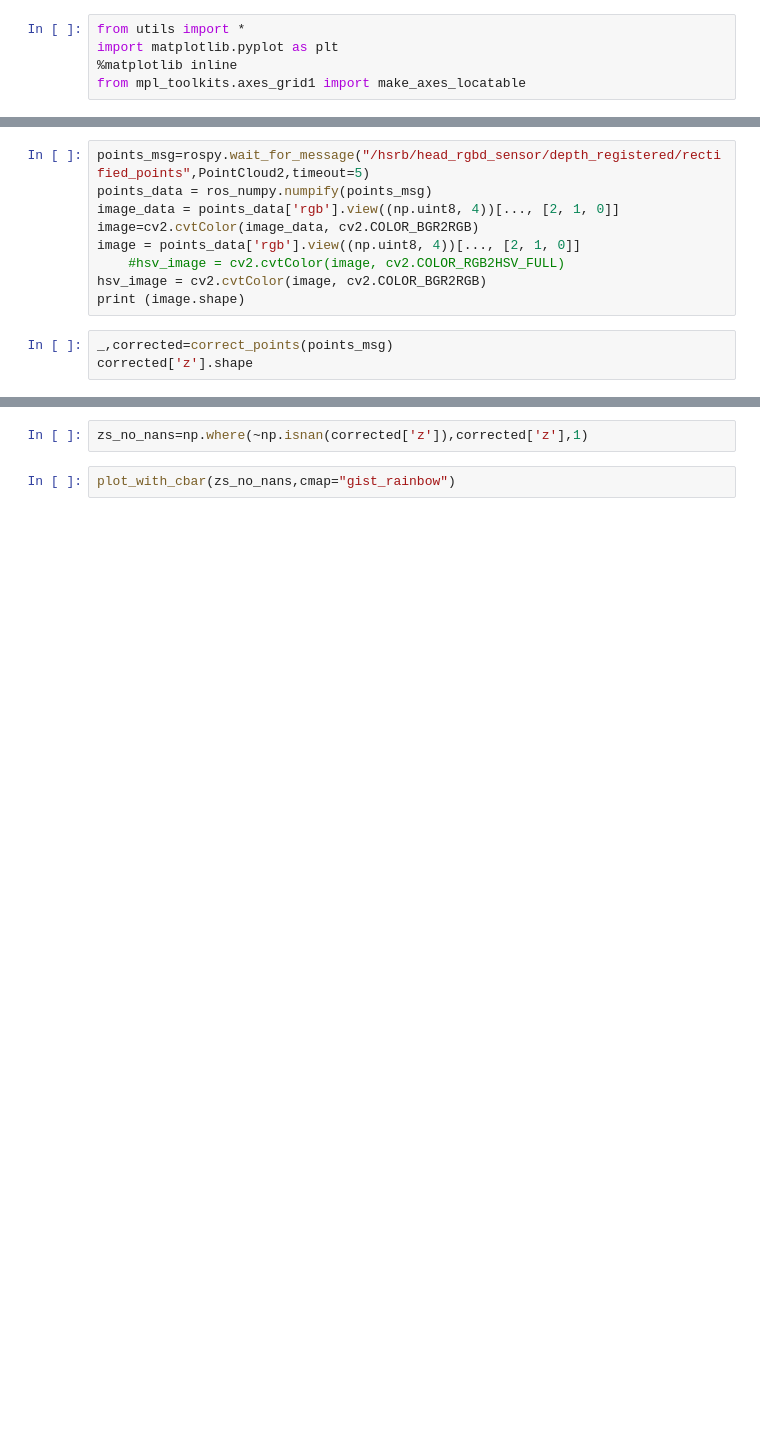
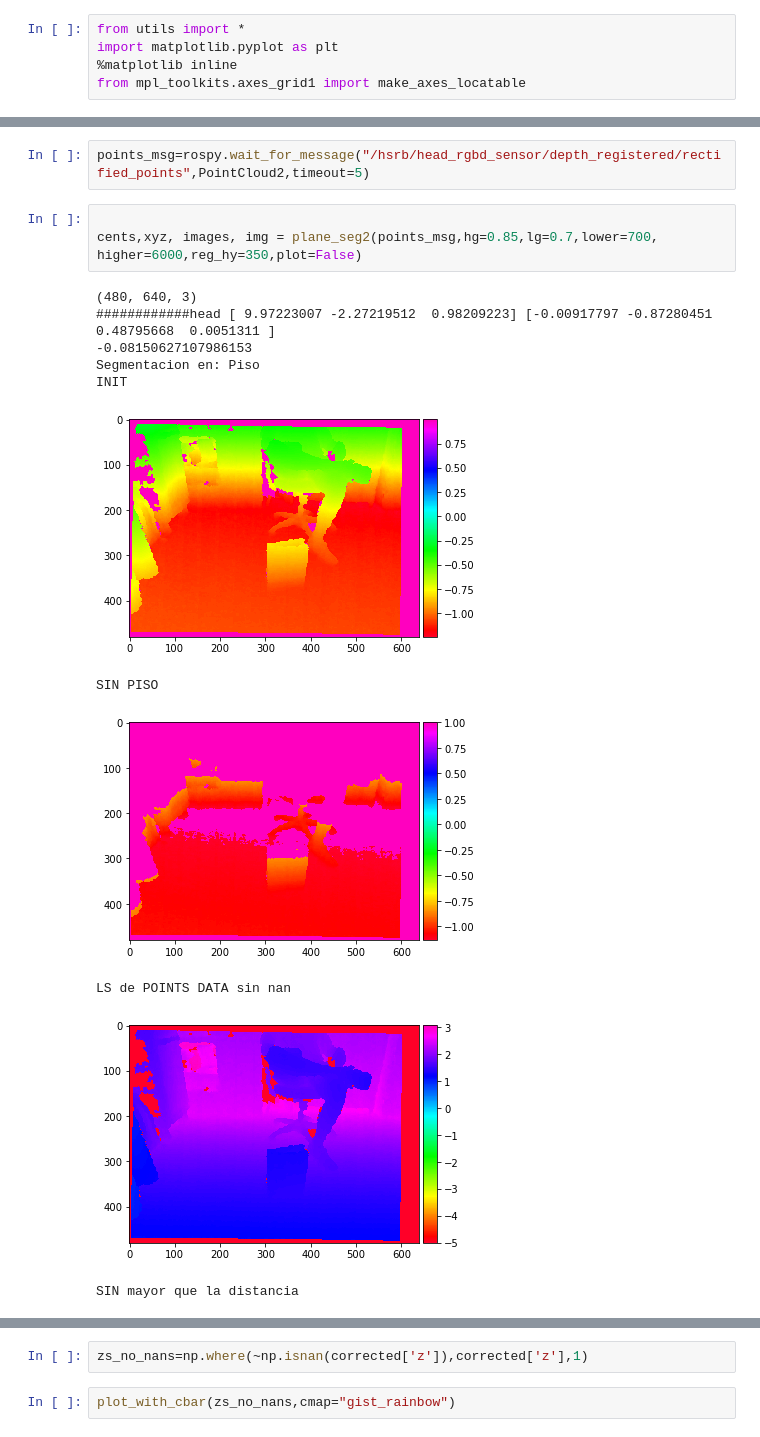
Before and after one commit to takeshi-pumas/catkin_extras, a Jupyter notebook: src/segmentation/scripts/segment_FloorTable.ipynb, the cells around one changed output, grey strips where cells are left out. Drawn from its saved outputs; the diff is of its cells as text; blank space fills up the shorter version.

```diff
--- a/src/segmentation/scripts/segment_FloorTable.ipynb
+++ b/src/segmentation/scripts/segment_FloorTable.ipynb
@@ -74,12 +153,17 @@ def segment(corrected,op=0):
 # %%
 points_msg=rospy.wait_for_message("/hsrb/head_rgbd_sensor/depth_registered/rectified_points",PointCloud2,timeout=5)
-points_data = ros_numpy.numpify(points_msg)
-image_data = points_data['rgb'].view((np.uint8, 4))[..., [2, 1, 0]]
-image=cv2.cvtColor(image_data, cv2.COLOR_BGR2RGB)
-image = points_data['rgb'].view((np.uint8, 4))[..., [2, 1, 0]]
-    #hsv_image = cv2.cvtColor(image, cv2.COLOR_RGB2HSV_FULL)
-hsv_image = cv2.cvtColor(image, cv2.COLOR_BGR2RGB)
-print (image.shape)
 # %%
-_,corrected=correct_points(points_msg)
-corrected['z'].shape
+
+cents,xyz, images, img = plane_seg2(points_msg,hg=0.85,lg=0.7,lower=700, higher=6000,reg_hy=350,plot=False)
+# %% [output]
+(480, 640, 3)
+############head [ 9.97223007 -2.27219512  0.98209223] [-0.00917797 -0.87280451  0.48795668  0.0051311 ]
+-0.08150627107986153
+Segmentacion en: Piso
+INIT
+[figure, added]
+SIN PISO
+[figure, added]
+LS de POINTS DATA sin nan
+[figure, added]
+SIN mayor que la distancia
```
Also changed, not shown: parts of 8 cells of this notebook, 5 other files.
